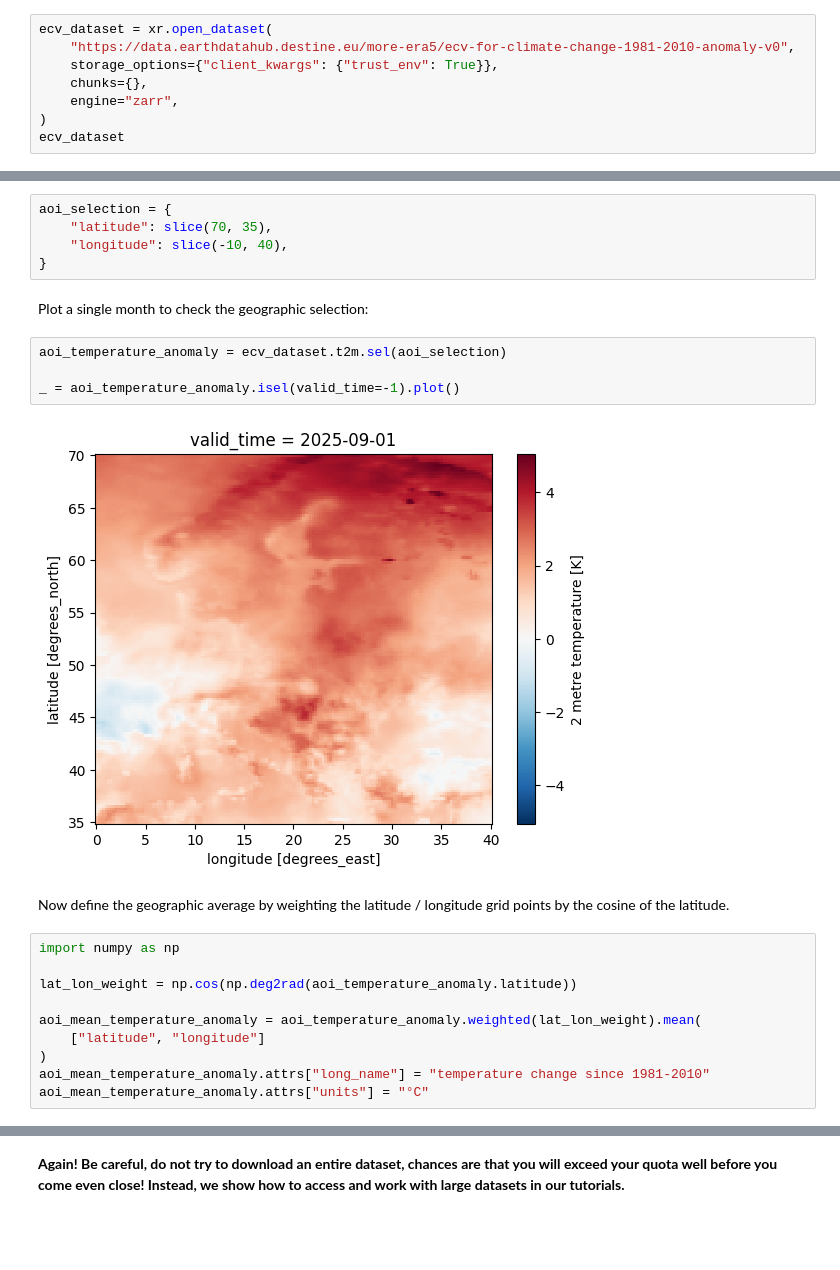
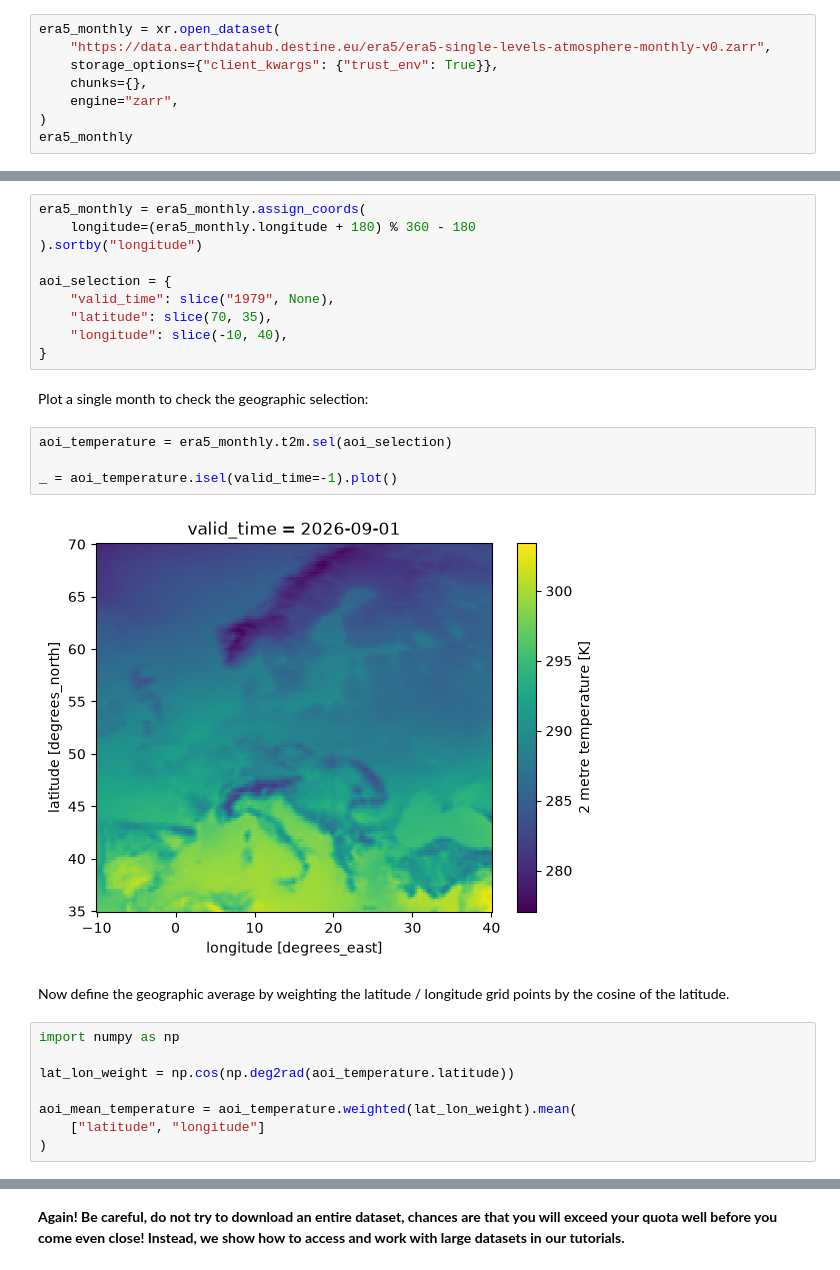
Before and after one commit to bopen/edh-learning, a Jupyter notebook: notebooks/00-getting-started.ipynb, the cells around one changed output, grey strips where cells are left out. Cells and saved outputs as stored; diff of their text form; blank space fills up the shorter version.

```diff
--- a/notebooks/00-getting-started.ipynb
+++ b/notebooks/00-getting-started.ipynb
@@ -193,9 +198,9 @@ If you managed to set up yout _netrc_ file you can just copy the code snippet in
 # %%
-ecv_dataset = xr.open_dataset(
-    "https://data.earthdatahub.destine.eu/more-era5/ecv-for-climate-change-1981-2010-anomaly-v0",
+era5_monthly = xr.open_dataset(
+    "https://data.earthdatahub.destine.eu/era5/era5-single-levels-atmosphere-monthly-v0.zarr",
     storage_options={"client_kwargs": {"trust_env": True}},
     chunks={},
     engine="zarr",
 )
-ecv_dataset
+era5_monthly
 # %% [output]
@@ -291,26 +228,29 @@ Let's plot the average temperature anomaly on an area of interest defined as a l
 # %%
+era5_monthly = era5_monthly.assign_coords(
+    longitude=(era5_monthly.longitude + 180) % 360 - 180
+).sortby("longitude")
+
 aoi_selection = {
+    "valid_time": slice("1979", None),
     "latitude": slice(70, 35),
     "longitude": slice(-10, 40),
 }
 # %% [markdown]
 Plot a single month to check the geographic selection:
 # %%
-aoi_temperature_anomaly = ecv_dataset.t2m.sel(aoi_selection)
+aoi_temperature = era5_monthly.t2m.sel(aoi_selection)
 
-_ = aoi_temperature_anomaly.isel(valid_time=-1).plot()
+_ = aoi_temperature.isel(valid_time=-1).plot()
 # %% [output]
-[figure, old version]
+[figure, new version]
 # %% [markdown]
 Now define the geographic average by weighting the latitude / longitude grid points by the cosine of the latitude.
 # %%
 import numpy as np
 
-lat_lon_weight = np.cos(np.deg2rad(aoi_temperature_anomaly.latitude))
+lat_lon_weight = np.cos(np.deg2rad(aoi_temperature.latitude))
 
-aoi_mean_temperature_anomaly = aoi_temperature_anomaly.weighted(lat_lon_weight).mean(
+aoi_mean_temperature = aoi_temperature.weighted(lat_lon_weight).mean(
     ["latitude", "longitude"]
 )
-aoi_mean_temperature_anomaly.attrs["long_name"] = "temperature change since 1981-2010"
-aoi_mean_temperature_anomaly.attrs["units"] = "°C"
 # %% [markdown]
```
Also changed, not shown: parts of 19 cells of this notebook, 6 other files.
